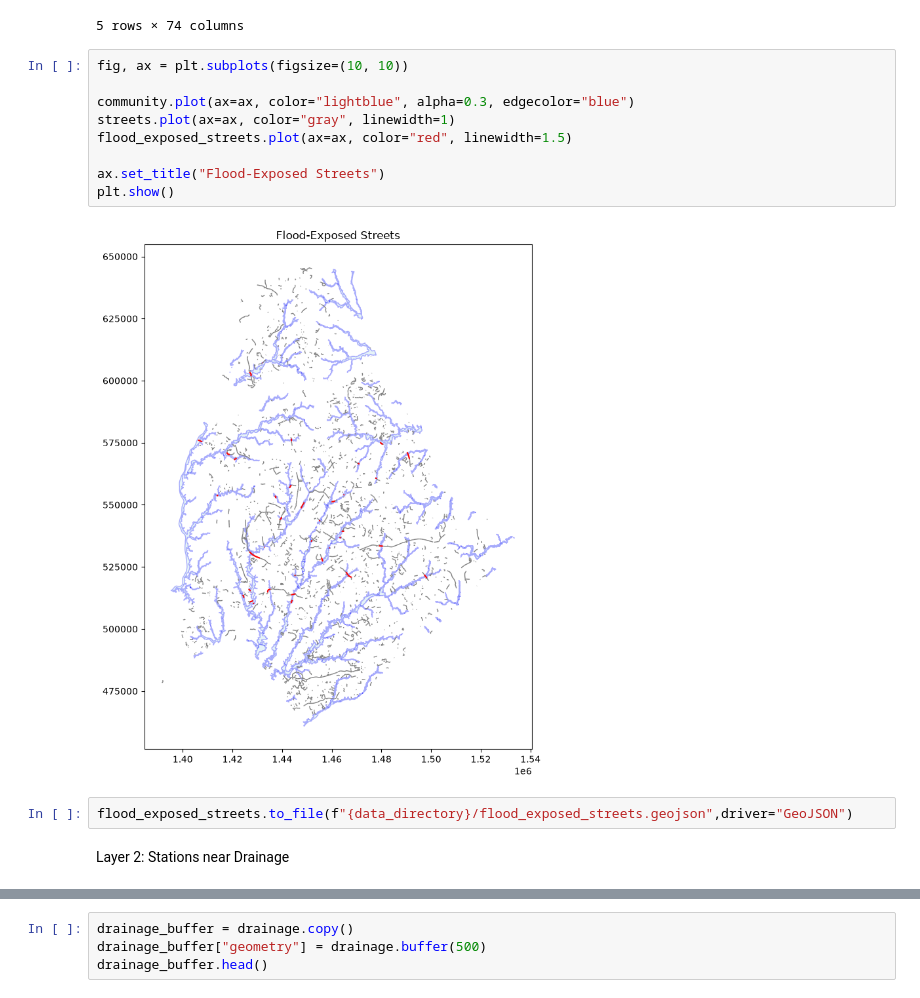
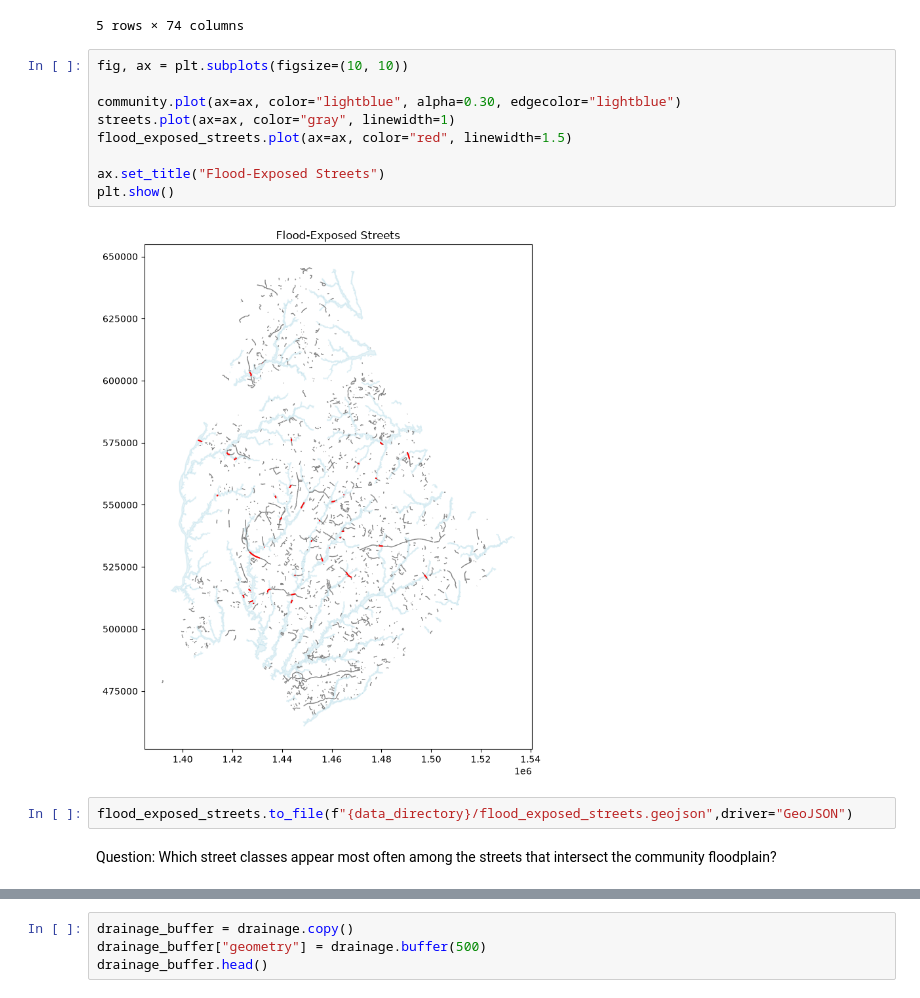
Before and after one commit to achakarova/geog592-achakaro, a Jupyter notebook: homework/week07/achakaro_hw08.ipynb, the cells around one changed output, grey strips where cells are left out. Saved outputs shown, nothing was run; the diff lists cells and outputs as text.

```diff
--- a/homework/week07/achakaro_hw08.ipynb
+++ b/homework/week07/achakaro_hw08.ipynb
@@ -111,15 +113,15 @@ flood_exposed_streets.head()
 # %%
 fig, ax = plt.subplots(figsize=(10, 10))
 
-community.plot(ax=ax, color="lightblue", alpha=0.3, edgecolor="blue")
+community.plot(ax=ax, color="lightblue", alpha=0.30, edgecolor="lightblue")
 streets.plot(ax=ax, color="gray", linewidth=1)
 flood_exposed_streets.plot(ax=ax, color="red", linewidth=1.5)
 
 ax.set_title("Flood-Exposed Streets")
 plt.show()
 # %% [output]
-[figure, old version]
+[figure, new version]
 # %%
 flood_exposed_streets.to_file(f"{data_directory}/flood_exposed_streets.geojson",driver="GeoJSON")
-# %% [markdown]
-Layer 2: Stations near Drainage
+# %% [markdown]
+Question: Which street classes appear most often among the streets that intersect the community floodplain?
```
Also changed, not shown: parts of 21 cells of this notebook, 3 other files.
